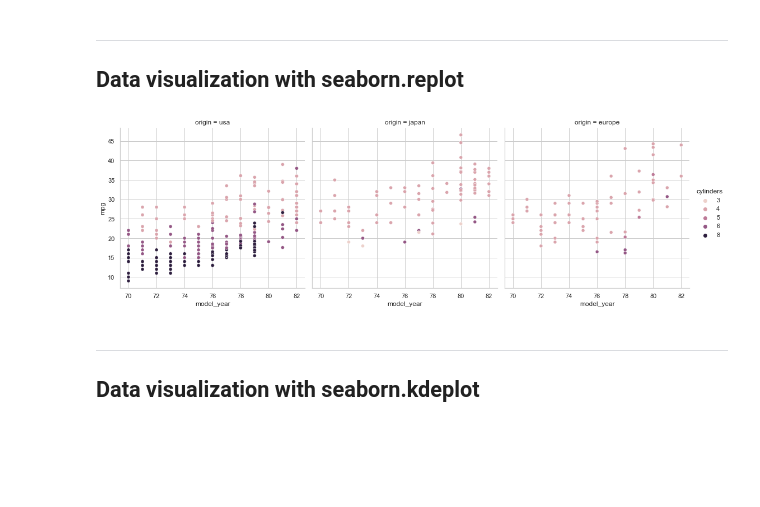
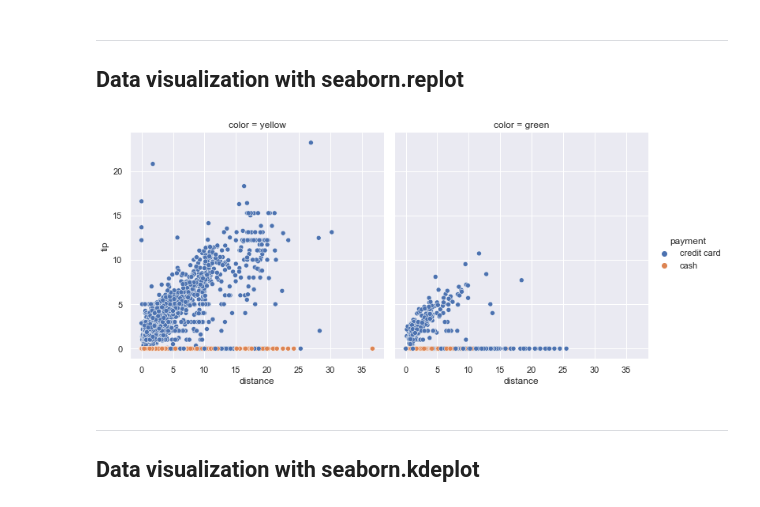
Before and after one commit to hyoaru/dsa-libraries-test, a Jupyter notebook: seaborn.ipynb, the cells around one changed output. Drawn from its saved outputs; the diff is of its cells as text; code cells hidden in the pictures; blank space fills up the shorter version.

Commit message:
[modify] mpg dataframe replaced by taxis dataframe

```diff
--- a/seaborn.ipynb
+++ b/seaborn.ipynb
@@ -11,7 +11,7 @@ import seaborn as sns
 import numpy as np
 
 sns.set(rc={'figure.figsize' : (7,6)})
-sns.set_style(style='whitegrid')
+sns.set_style(style='darkgrid')
 
-mpg_dataframe = pd.read_csv('data\mpg_dataframe.csv')
-mpg_dataframe.dropna(inplace=True)
+taxis_dataframe = pd.read_csv(r'data\taxis_dataframe.csv', parse_dates=['pickup', 'dropoff'])
+taxis_dataframe.dropna(inplace=True)
@@ -33,0 +34,21 @@ mpg_dataframe
+# %%
+taxis_dataframe = taxis_dataframe.assign(trip_duration_minute = (taxis_dataframe['dropoff'] - taxis_dataframe['pickup']).dt.seconds//60)
+# %%
+# Columns rearrange
+taxis_dataframe = taxis_dataframe[
+    ['pickup',
+    'dropoff',
+    'trip_duration_minute',
+    'distance',
+    'fare',
+    'tip',
+    'tolls',
+    'total',
+    'color',
+    'payment',
+    'pickup_zone',
+    'dropoff_zone',
+    'pickup_borough',
+    'dropoff_borough',
+    ]
+]
@@ -36,14 +93,15 @@ mpg_dataframe
 ## Data visualization with seaborn.replot
 # %%
 sns.relplot(
-    x='model_year',
-    y='mpg',
-    col='origin',
-    hue='cylinders',
-    data=mpg_dataframe,
+    x='distance',
+    y='tip',
+    col='color',
+    hue='payment',
+    kind='scatter',
+    data=taxis_dataframe,
 );
 # %% [output]
-[figure, old version]
+[figure, new version]
 # %% [markdown]
 ---
 ## Data visualization with seaborn.kdeplot
```
Also changed, not shown: parts of 7 cells of this notebook.
